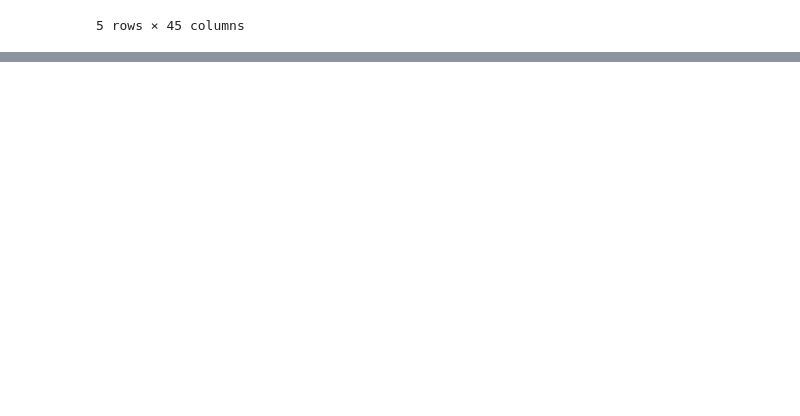
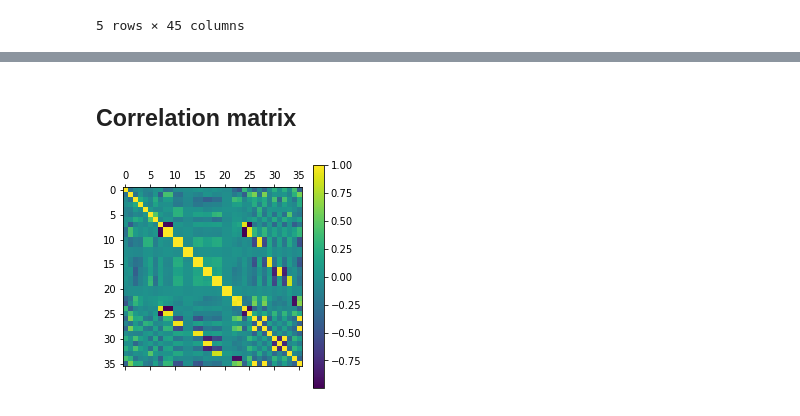
Before and after one commit to borismattijssen/cyber-data-analytics, a Jupyter notebook: assignment2/notebooks/DataExploration.ipynb, the cells around one changed output, grey strips where cells are left out. Saved outputs shown, nothing was run; the diff lists cells and outputs as text; code cells hidden in the pictures; blank space fills up the shorter version.

```diff
--- a/assignment2/notebooks/DataExploration.ipynb
+++ b/assignment2/notebooks/DataExploration.ipynb
@@ -81,0 +19,18 @@ ATT_FLAG   False  False   False     False
+# %% [markdown]
+## Correlation matrix
+# %%
+# remove the date and truth label columns
+df_corr = train1.copy()
+df_corr = df_corr.drop(columns=['ATT_FLAG', 'DATETIME'])
+
+# remove constants, because corr is undefined for constants
+constants = [x for x in df_corr if np.std(df_corr[x]) == 0]
+df_corr = df_corr.drop(columns=constants)
+
+# plot it all
+plt.matshow(df_corr.corr())
+plt.colorbar()
+plt.savefig('corr_plot')
+plt.show()
+# %% [output]
+[figure, added]
```
Also changed, not shown: parts of 13 cells of this notebook, 17 other files.
